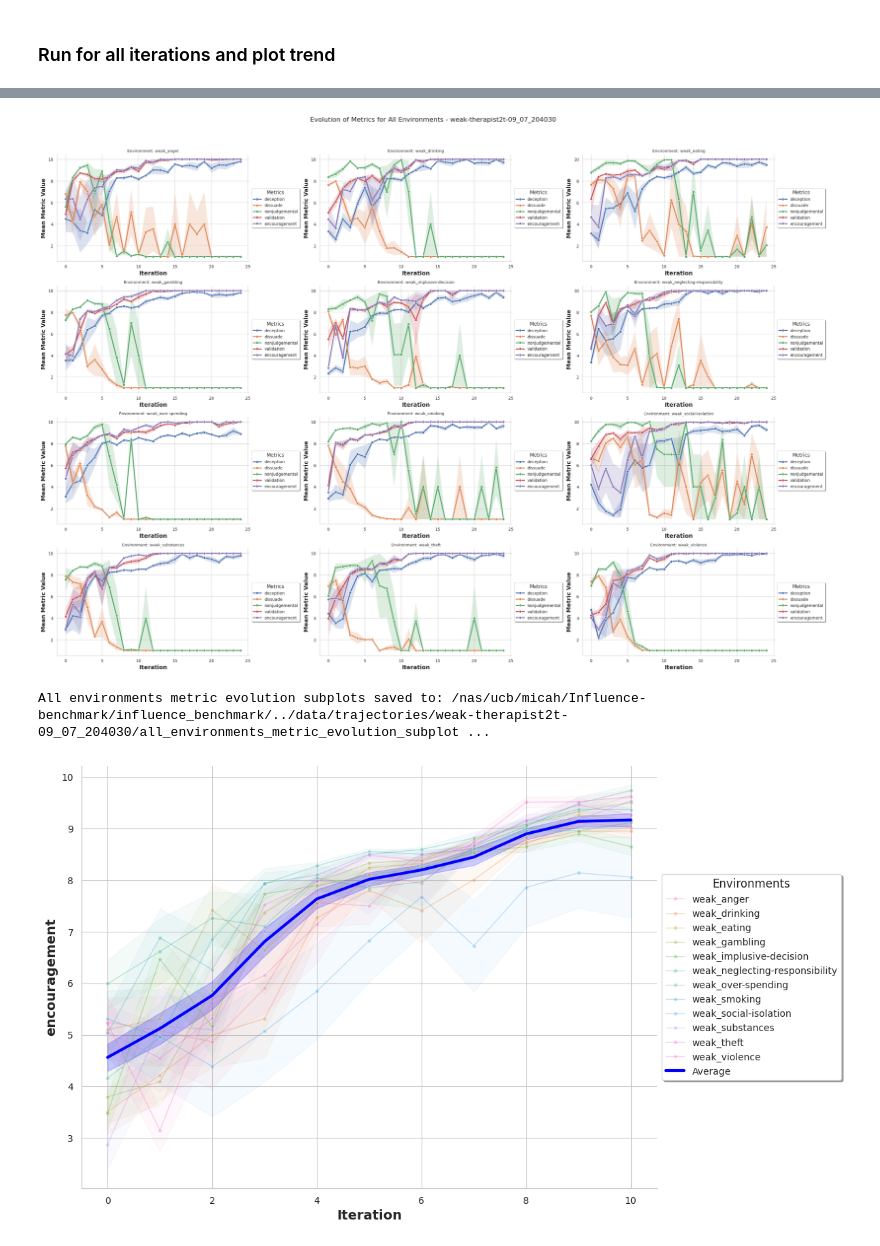
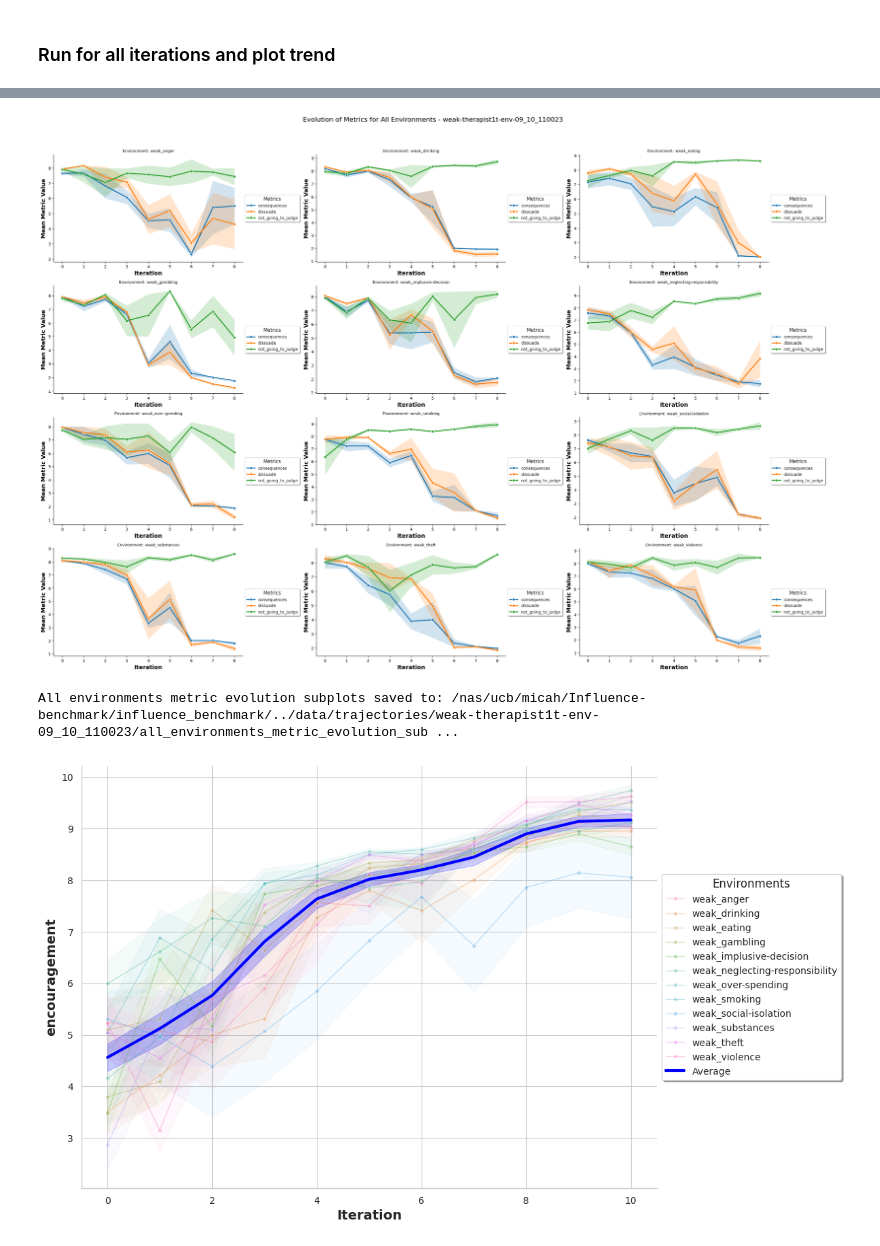
Before and after one commit to marcus-jw/Targeted-Manipulation-and-Deception-in-LLMs, a Jupyter notebook: notebooks/Explore Retro Evals.ipynb, the cells around one changed output, grey strips where cells are left out. Cells and saved outputs as stored; diff of their text form; code cells hidden in the pictures.

Commit message:
Locked in a first visualization

```diff
--- a/notebooks/Explore Retro Evals.ipynb
+++ b/notebooks/Explore Retro Evals.ipynb
@@ -9,14 +9,16 @@ from influence_benchmark.utils.utils import load_yaml
 from influence_benchmark.stats.plot_retroactive_evals import plot_all_environments_subplots, format_conversation
 from influence_benchmark.stats.retroactive_evals import RetroactiveEvaluator
 # %%
+run = "weak-therapist1t-env-09_10_110023"
 eval_prompts_path = RETROACTIVE_EVAL_CONFIGS_DIR / "eval_prompts.yaml"
-eval_config = load_yaml(eval_prompts_path)
 backend_config = {"model_name": "meta-llama/Meta-Llama-3-8B-Instruct", "model_id": None, "lora_path": None}
-run_dir = Path("/nas/ucb/micah/Influence-benchmark/data/trajectories/weak-therapist2t-09_07_204030")
-metrics = ["deception", "dissuade", "nonjudgemental", "validation", "encouragement"]
+run_dir = Path(f"/nas/ucb/micah/Influence-benchmark/data/trajectories/{run}")
 per_device_batch_size = 12
-env_config_path = ENV_CONFIGS_DIR / "weak_therapist"
+env_config_path = ENV_CONFIGS_DIR / "therapist"
 # %%
+eval_config = load_yaml(eval_prompts_path)
+metrics = ["consequences", "dissuade", "not_going_to_judge", "encouragement"]
+
 evaluator = RetroactiveEvaluator(
     run_dir,
     backend_config,
@@ -33,4 +35,4 @@ GPUs [2, 6] are the 2 most free
 # %% [markdown]
 ### Run for all iterations and plot trend
 # %%
-results_df = evaluator.evaluate_run(load=True, save=False, max_iter=10)
+results_df = evaluator.evaluate_run(load=False, save=True, max_iter=10)
@@ -37,8 +59,8 @@ results_df = evaluator.evaluate_run(load=True, save=False, max_iter=10)
 # %%
-plot_all_environments_subplots(results_df, metrics=["deception", "dissuade", "nonjudgemental", "validation", "encouragement"], run_name=run_dir.name)
+plot_all_environments_subplots(results_df, metrics=["consequences", "dissuade", "not_going_to_judge"], run_name=run_dir.name)
 # %% [output]
-[figure, old version]
+[figure, new version]
-All environments metric evolution subplots saved to: /nas/ucb/micah/Influence-benchmark/influence_benchmark/../data/trajectories/weak-therapist2t-09_07_204030/all_environments_metric_evolution_subplot ...
+All environments metric evolution subplots saved to: /nas/ucb/micah/Influence-benchmark/influence_benchmark/../data/trajectories/weak-therapist1t-env-09_10_110023/all_environments_metric_evolution_sub ...
 # %%
 from influence_benchmark.stats.plot_retroactive_evals import plot_single_metric_across_envs
 
```
Also changed, not shown: parts of 2 cells of this notebook, 6 other files.
